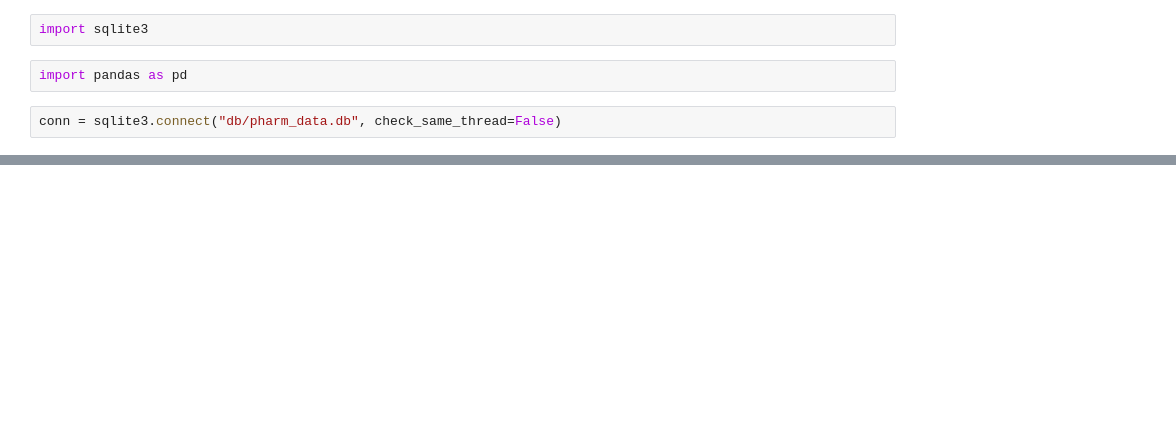
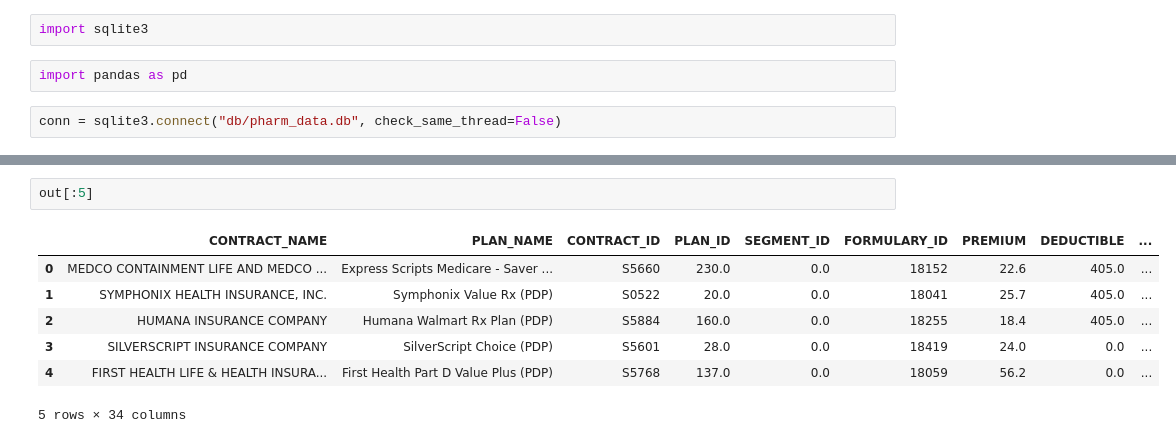
Before and after one commit to khayyamsaleem/medaccess, a Jupyter notebook: test_rxcuis.ipynb, the cells around one changed output, grey strips where cells are left out. Saved outputs shown, nothing was run; the diff lists cells and outputs as text; blank space fills up the shorter version.

```diff
--- a/test_rxcuis.ipynb
+++ b/test_rxcuis.ipynb
@@ -99,0 +103,10 @@ display(out)
+# %%
+out[:5]
+# %% [output]
+|  | CONTRACT_NAME | PLAN_NAME | CONTRACT_ID | PLAN_ID | SEGMENT_ID | FORMULARY_ID | PREMIUM | DEDUCTIBLE | ... |
+| 0 | MEDCO CONTAINMENT LIFE AND MEDCO ... | Express Scripts Medicare - Saver ... | S5660 | 230.0 | 0.0 | 18152 | 22.6 | 405.0 | ... |
+| 1 | SYMPHONIX HEALTH INSURANCE, INC. | Symphonix Value Rx (PDP) | S0522 | 20.0 | 0.0 | 18041 | 25.7 | 405.0 | ... |
+| 2 | HUMANA INSURANCE COMPANY | Humana Walmart Rx Plan (PDP) | S5884 | 160.0 | 0.0 | 18255 | 18.4 | 405.0 | ... |
+| 3 | SILVERSCRIPT INSURANCE COMPANY | SilverScript Choice (PDP) | S5601 | 28.0 | 0.0 | 18419 | 24.0 | 0.0 | ... |
+| 4 | FIRST HEALTH LIFE & HEALTH INSURA... | First Health Part D Value Plus (PDP) | S5768 | 137.0 | 0.0 | 18059 | 56.2 | 0.0 | ... |
+5 rows × 34 columns
```
Also changed, not shown: parts of 5 cells of this notebook, 3 other files.
